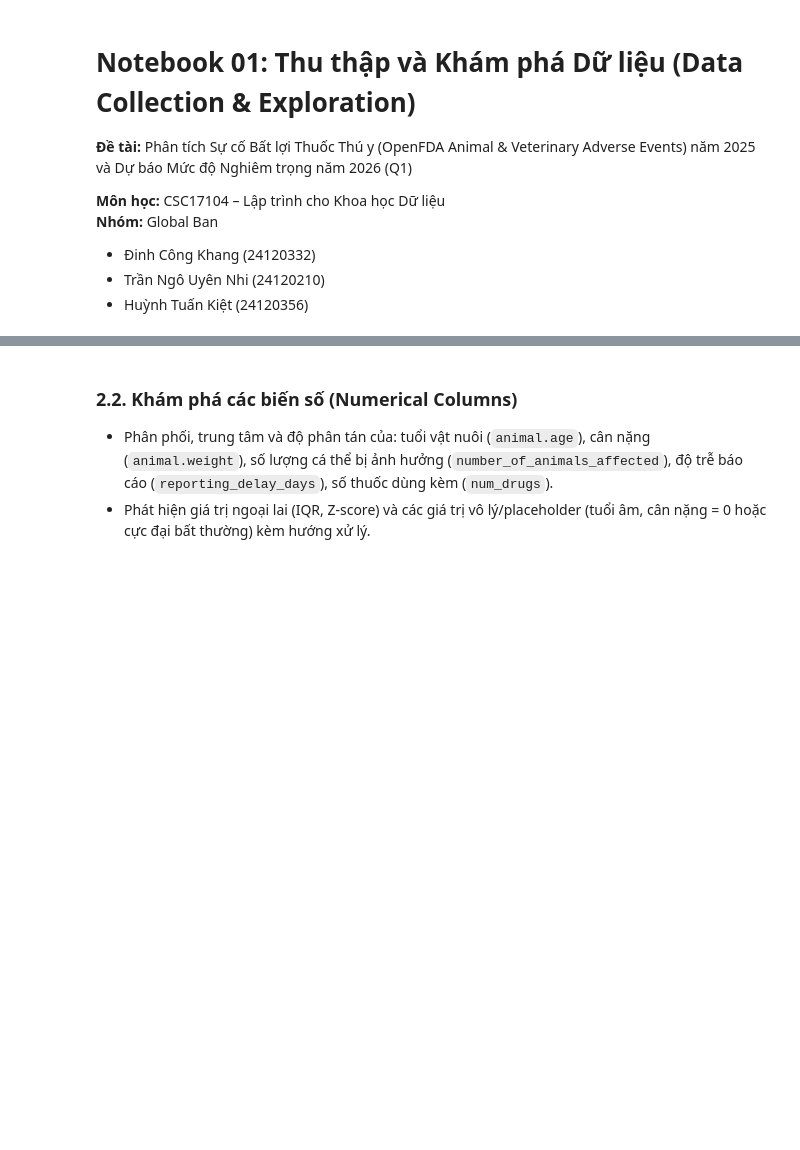
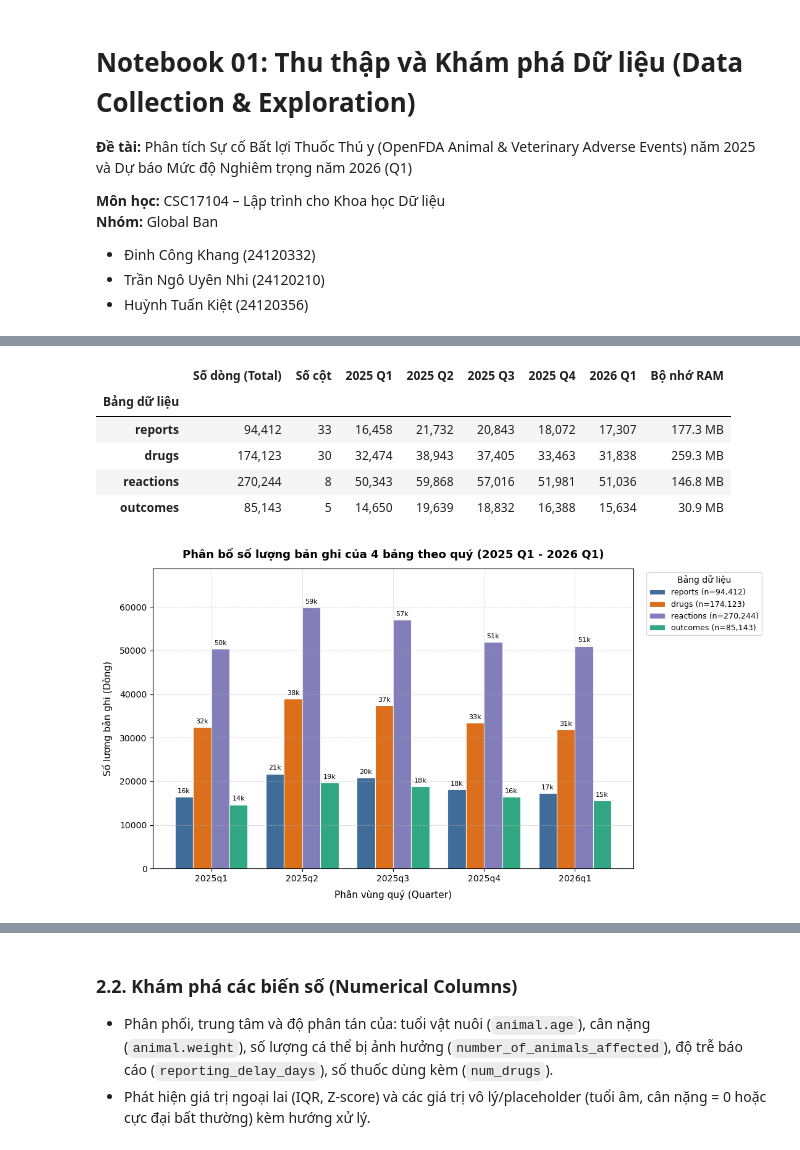
Before and after one commit to LeoTkiet/Prg4DS-G3, a Jupyter notebook: notebooks/01_collection_exploration.ipynb, the cells around one changed output, grey strips where cells are left out. Saved outputs shown, nothing was run; the diff lists cells and outputs as text; code cells hidden in the pictures; blank space fills up the shorter version.

```diff
--- a/notebooks/01_collection_exploration.ipynb
+++ b/notebooks/01_collection_exploration.ipynb
@@ -101,6 +105,13 @@ else:
         tables["reports"], tables["drugs"], tables["reactions"], tables["outcomes"]
     )
 
+tables = {
+    "reports": reports_df,
+    "drugs": drugs_df,
+    "reactions": reactions_df,
+    "outcomes": outcomes_df,
+}
+
 # Kiểm tra nhanh kích thước 4 bảng
 for name, df in [("reports", reports_df), ("drugs", drugs_df),
                  ("reactions", reactions_df), ("outcomes", outcomes_df)]:
@@ -129,0 +162,31 @@ for name, df in [("drugs", drugs_df), ("reactions", reactions_df), ("outcomes",
+# %%
+# Thống kê chi tiết kích thước (Shape) và phân bố bản ghi của 4 bảng qua 5 quý
+rows_summary = []
+for name, df in tables.items():
+    q_counts = df["quarter"].value_counts()
+    rows_summary.append({
+        "Bảng dữ liệu": name,
+        "Số dòng (Total)": f"{len(df):,}",
+        "Số cột": len(df.columns),
+        "2025 Q1": f"{q_counts.get('2025q1', 0):,}",
+        "2025 Q2": f"{q_counts.get('2025q2', 0):,}",
+        "2025 Q3": f"{q_counts.get('2025q3', 0):,}",
+        "2025 Q4": f"{q_counts.get('2025q4', 0):,}",
+        "2026 Q1": f"{q_counts.get('2026q1', 0):,}",
+        "Bộ nhớ RAM": f"{df.memory_usage(deep=True).sum() / (1024**2):.1f} MB",
+    })
+
+shape_summary_df = pd.DataFrame(rows_summary).set_index("Bảng dữ liệu")
+display(shape_summary_df)
+
+# Trực quan hóa phân bố bản ghi của 4 bảng qua 5 quý liên tiếp
+fig, ax = plot_quarterly_volume(tables)
+plt.show()
+# %% [output]
+|  | Số dòng (Total) | Số cột | 2025 Q1 | 2025 Q2 | 2025 Q3 | 2025 Q4 | 2026 Q1 | Bộ nhớ RAM |
+| Bảng dữ liệu |  |  |  |  |  |  |  |  |
+| reports | 94,412 | 33 | 16,458 | 21,732 | 20,843 | 18,072 | 17,307 | 177.3 MB |
+| drugs | 174,123 | 30 | 32,474 | 38,943 | 37,405 | 33,463 | 31,838 | 259.3 MB |
+| reactions | 270,244 | 8 | 50,343 | 59,868 | 57,016 | 51,981 | 51,036 | 146.8 MB |
+| outcomes | 85,143 | 5 | 14,650 | 19,639 | 18,832 | 16,388 | 15,634 | 30.9 MB |
+[figure, added]
```
Also changed, not shown: parts of 22 cells of this notebook, 5 other files.
